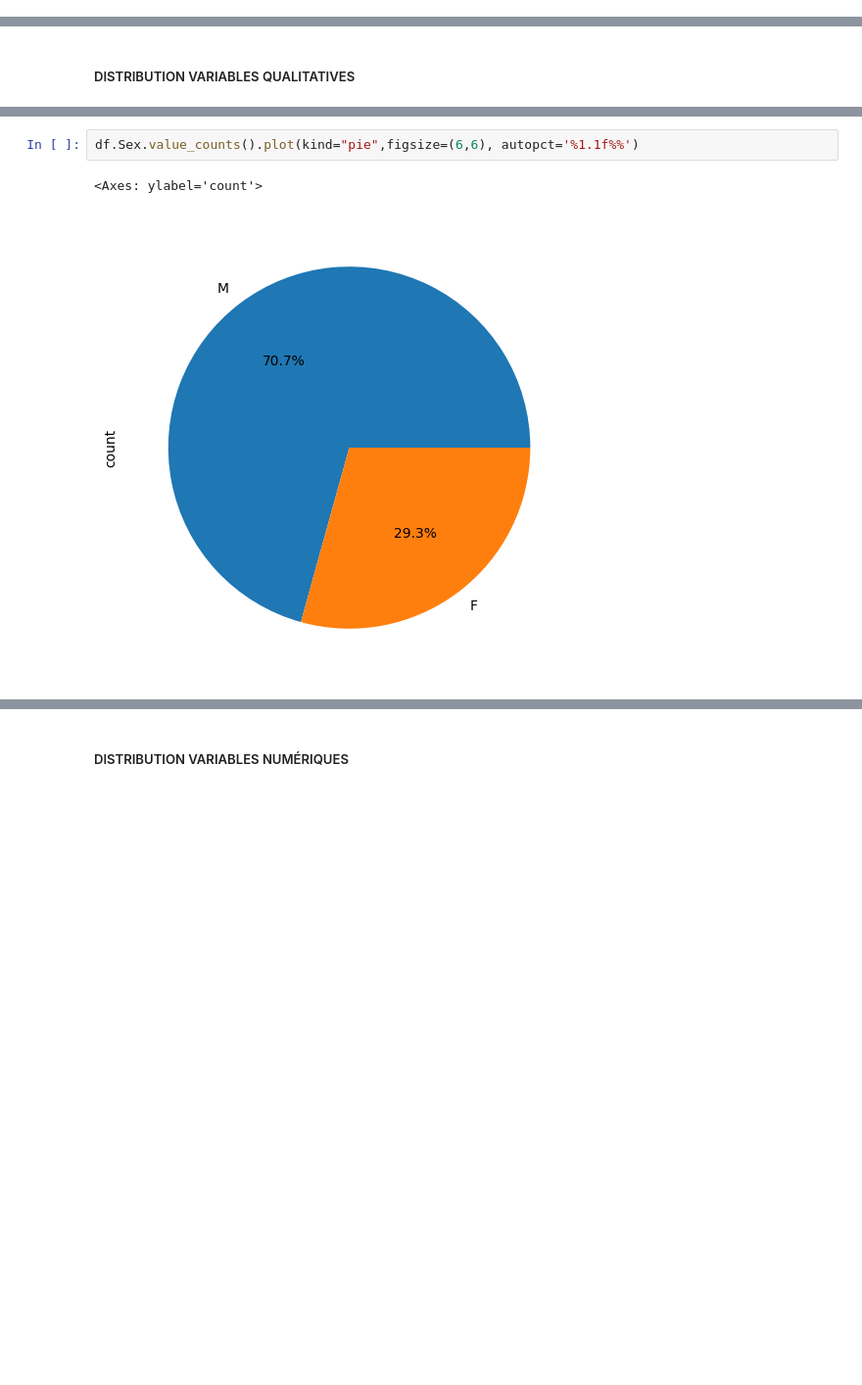
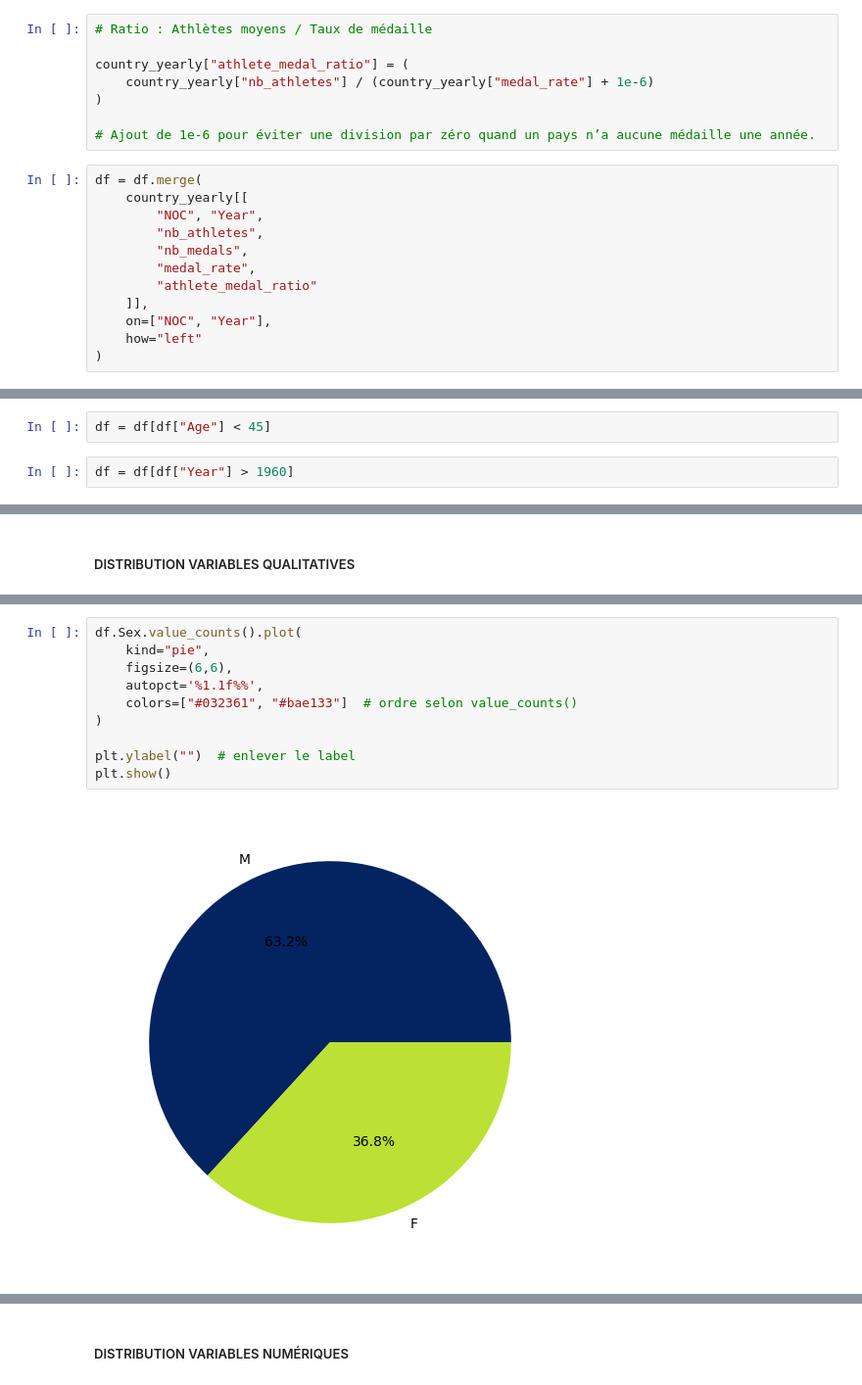
Before and after one commit to Mathmvl/jo-2028-storytelling, a Jupyter notebook: PORJET_FIL_ROUGE_MachineLearning_JO2028.ipynb, the cells around one changed output, grey strips where cells are left out. Shown at 98% size. Saved outputs shown, nothing was run; the diff lists cells and outputs as text; blank space fills up the shorter version.

```diff
--- a/PORJET_FIL_ROUGE_MachineLearning_JO2028.ipynb
+++ b/PORJET_FIL_ROUGE_MachineLearning_JO2028.ipynb
@@ -227,3 +403,23 @@ df["nb_medal_country"] = (
+# %%
+# Ratio : Athlètes moyens / Taux de médaille
+
+country_yearly["athlete_medal_ratio"] = (
+    country_yearly["nb_athletes"] / (country_yearly["medal_rate"] + 1e-6)
+)
+
+# Ajout de 1e-6 pour éviter une division par zéro quand un pays n’a aucune médaille une année.
+# %%
+df = df.merge(
+    country_yearly[[
+        "NOC", "Year",
+        "nb_athletes",
+        "nb_medals",
+        "medal_rate",
+        "athlete_medal_ratio"
+    ]],
+    on=["NOC", "Year"],
+    how="left"
+)
 # %% [markdown]
 5. PARTIE HÔTE
 # %%
@@ -315,3 +519,7 @@ df.head()
+# %%
+df = df[df["Age"] < 45]
+# %%
+df = df[df["Year"] > 1960]
 # %%
 df.isna().sum() # vérification des valeurs nulles dans le dataset
 # %% [output]
@@ -512,5 +741,12 @@ Name: count, dtype: int64
 # %%
-df.Sex.value_counts().plot(kind="pie",figsize=(6,6), autopct='%1.1f%%')
+df.Sex.value_counts().plot(
+    kind="pie",
+    figsize=(6,6),
+    autopct='%1.1f%%',
+    colors=["#032361", "#bae133"]  # ordre selon value_counts()
+)
+
+plt.ylabel("")  # enlever le label
+plt.show()
 # %% [output]
-<Axes: ylabel='count'>
-[figure, old version]
+[figure, new version]
```
Also changed, not shown: parts of 73 cells of this notebook.
